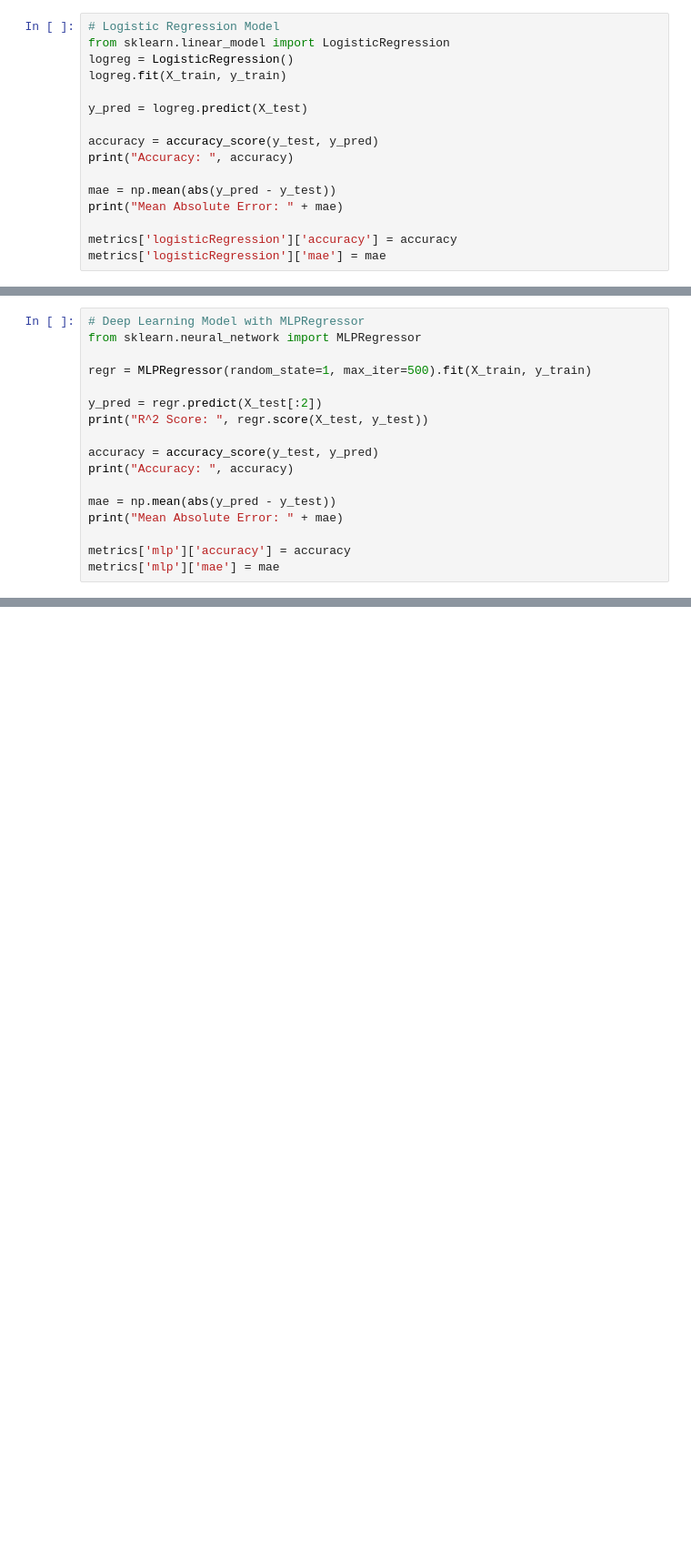
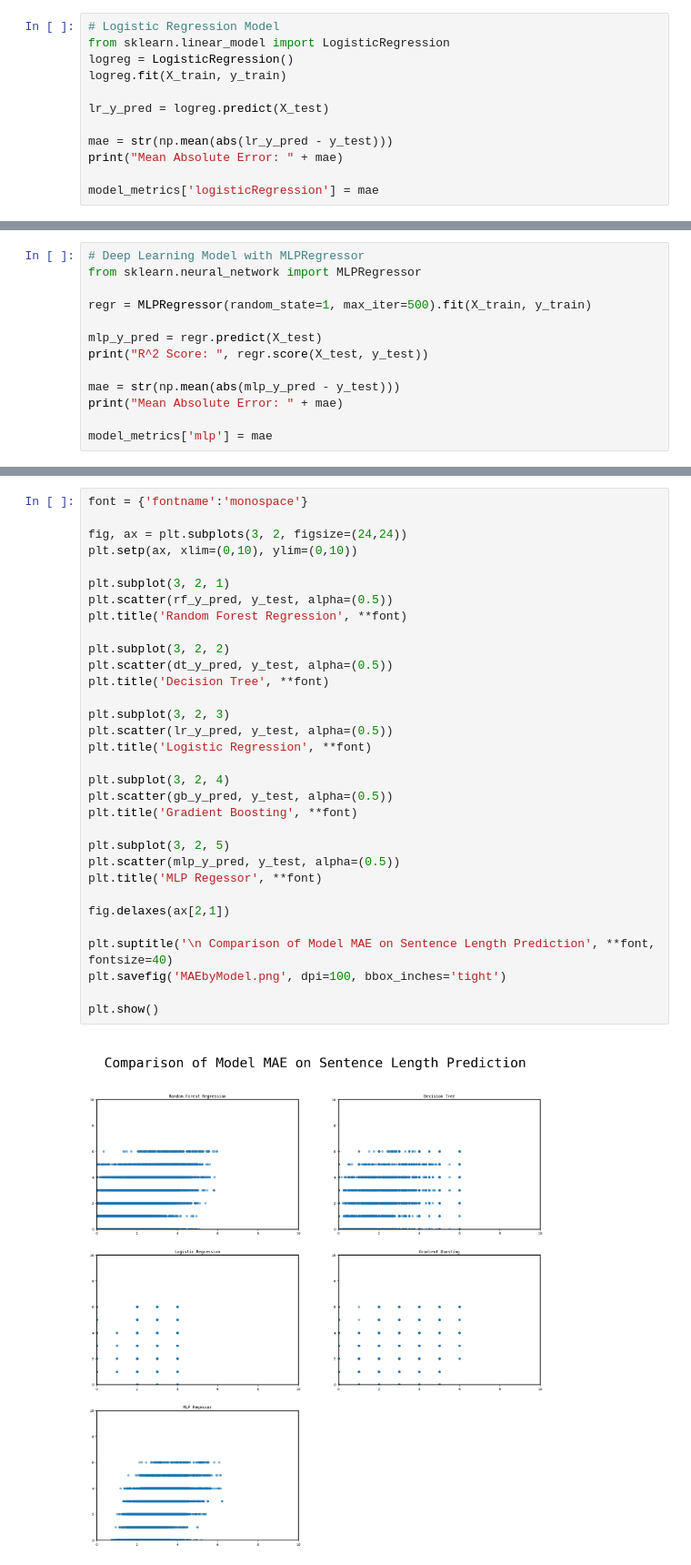
Before and after one commit to paritashahh/CorrectionalAnalysis, a Jupyter notebook: sentenceLearning.ipynb, the cells around one changed output, grey strips where cells are left out. Shown: that part at 91% size. Cells and saved outputs as stored; diff of their text form; blank space fills up the shorter version.

```diff
--- a/sentenceLearning.ipynb
+++ b/sentenceLearning.ipynb
@@ -83,13 +70,9 @@ from sklearn.linear_model import LogisticRegression
 logreg = LogisticRegression()
 logreg.fit(X_train, y_train)
 
-y_pred = logreg.predict(X_test)
+lr_y_pred = logreg.predict(X_test)
 
-accuracy = accuracy_score(y_test, y_pred)
-print("Accuracy: ", accuracy)
-
-mae = np.mean(abs(y_pred - y_test))
+mae = str(np.mean(abs(lr_y_pred - y_test)))
 print("Mean Absolute Error: " + mae)
 
-metrics['logisticRegression']['accuracy'] = accuracy
-metrics['logisticRegression']['mae'] = mae
+model_metrics['logisticRegression'] = mae
@@ -143,14 +105,10 @@ from sklearn.neural_network import MLPRegressor
 
 regr = MLPRegressor(random_state=1, max_iter=500).fit(X_train, y_train)
 
-y_pred = regr.predict(X_test[:2])
+mlp_y_pred = regr.predict(X_test)
 print("R^2 Score: ", regr.score(X_test, y_test))
 
-accuracy = accuracy_score(y_test, y_pred)
-print("Accuracy: ", accuracy)
-
-mae = np.mean(abs(y_pred - y_test))
+mae = str(np.mean(abs(mlp_y_pred - y_test)))
 print("Mean Absolute Error: " + mae)
 
-metrics['mlp']['accuracy'] = accuracy
-metrics['mlp']['mae'] = mae
+model_metrics['mlp'] = mae
@@ -156,0 +123,34 @@ metrics['mlp']['mae'] = mae
+# %%
+font = {'fontname':'monospace'}
+
+fig, ax = plt.subplots(3, 2, figsize=(24,24))
+plt.setp(ax, xlim=(0,10), ylim=(0,10))
+
+plt.subplot(3, 2, 1)
+plt.scatter(rf_y_pred, y_test, alpha=(0.5))
+plt.title('Random Forest Regression', **font)
+
+plt.subplot(3, 2, 2)
+plt.scatter(dt_y_pred, y_test, alpha=(0.5))
+plt.title('Decision Tree', **font)
+
+plt.subplot(3, 2, 3)
+plt.scatter(lr_y_pred, y_test, alpha=(0.5))
+plt.title('Logistic Regression', **font)
+
+plt.subplot(3, 2, 4)
+plt.scatter(gb_y_pred, y_test, alpha=(0.5))
+plt.title('Gradient Boosting', **font)
+
+plt.subplot(3, 2, 5)
+plt.scatter(mlp_y_pred, y_test, alpha=(0.5))
+plt.title('MLP Regessor', **font)
+
+fig.delaxes(ax[2,1])
+
+plt.suptitle('\n Comparison of Model MAE on Sentence Length Prediction', **font, fontsize=40)
+plt.savefig('MAEbyModel.png', dpi=100, bbox_inches='tight')
+
+plt.show()
+# %% [output]
+[figure, added]
```
Also changed, not shown: parts of 16 cells of this notebook.
